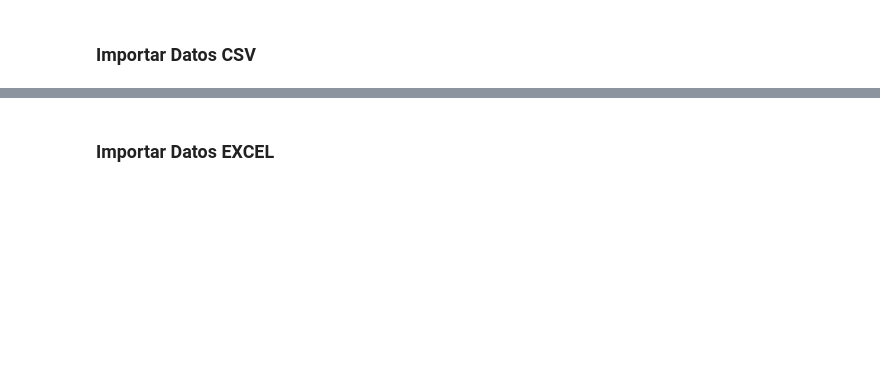
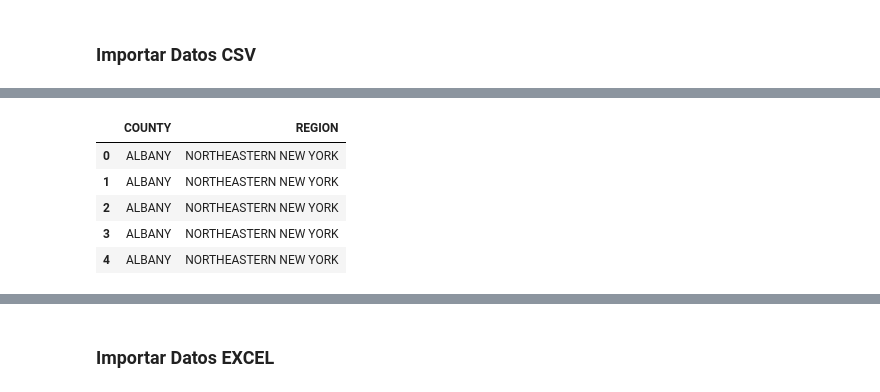
Before and after one commit to DavChing/programa-python_utec, a Jupyter notebook: Modulo2/Progama_Python_UTEC_Sesion08_Sesion09_Pandas.ipynb, the cells around one changed output, grey strips where cells are left out. Drawn from its saved outputs; the diff is of its cells as text; code cells hidden in the pictures; blank space fills up the shorter version.

```diff
--- a/Modulo2/Progama_Python_UTEC_Sesion08_Sesion09_Pandas.ipynb
+++ b/Modulo2/Progama_Python_UTEC_Sesion08_Sesion09_Pandas.ipynb
@@ -108,0 +165,9 @@ d[0:5]['REGION']
+# %%
+d[0:5][['COUNTY','REGION']]
+# %% [output]
+|  | COUNTY | REGION |
+| 0 | ALBANY | NORTHEASTERN NEW YORK |
+| 1 | ALBANY | NORTHEASTERN NEW YORK |
+| 2 | ALBANY | NORTHEASTERN NEW YORK |
+| 3 | ALBANY | NORTHEASTERN NEW YORK |
+| 4 | ALBANY | NORTHEASTERN NEW YORK |
```
Also changed, not shown: parts of 33 cells of this notebook.
